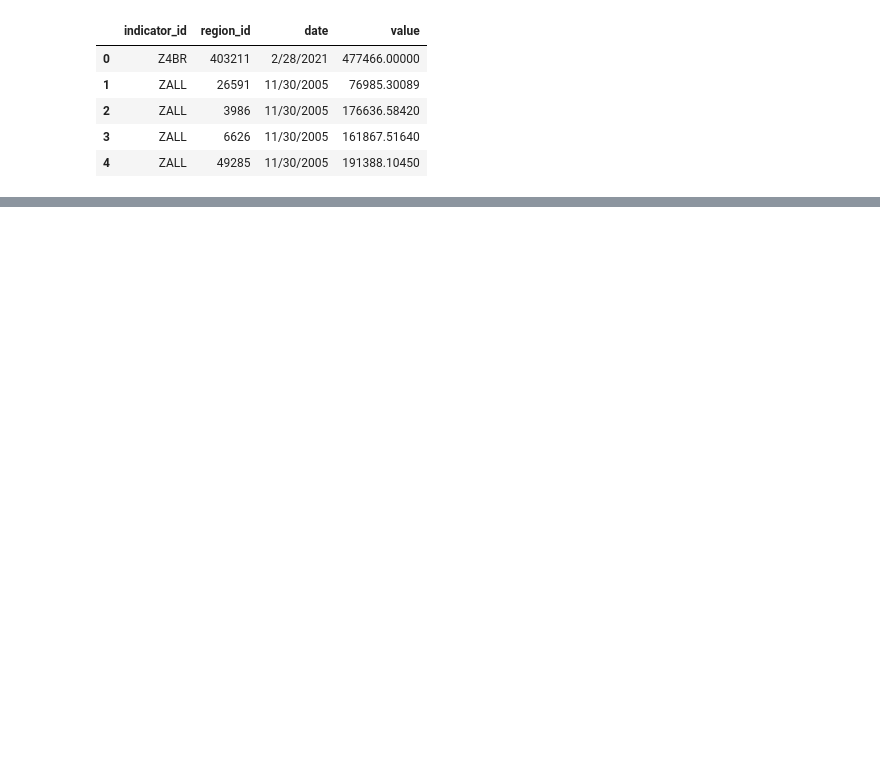
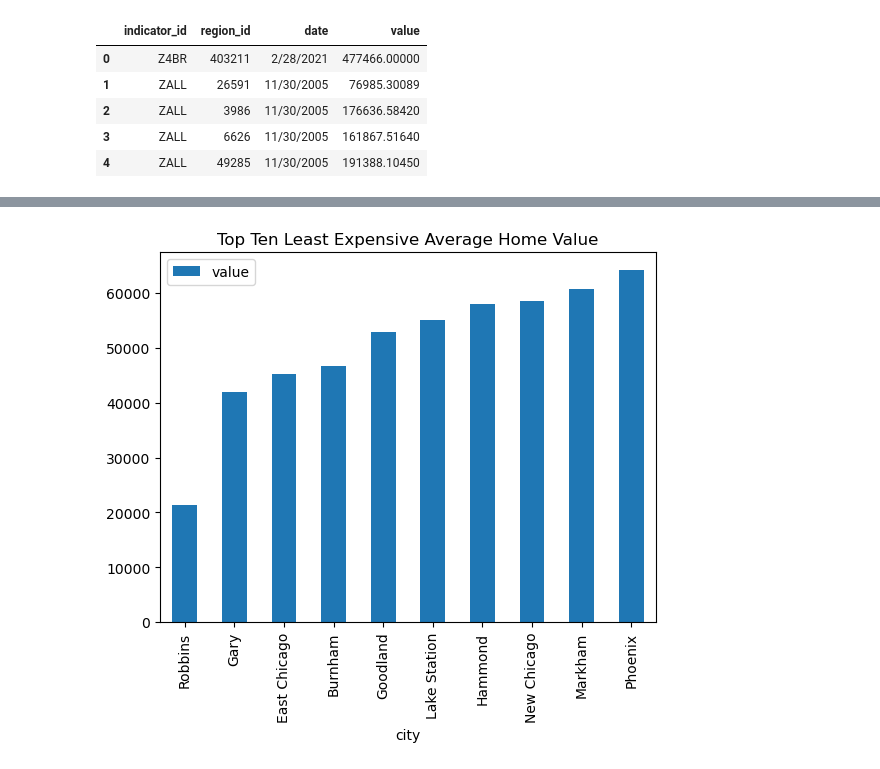
Before and after one commit to cailahanus/data-engineering-project, a Jupyter notebook: Project 3/data.ipynb, the cells around one changed output, grey strips where cells are left out. Cells and saved outputs as stored; diff of their text form; code cells hidden in the pictures; blank space fills up the shorter version.

```diff
--- a/Project 3/data.ipynb
+++ b/Project 3/data.ipynb
@@ -449,0 +534,4 @@ chicago_map
+# %%
+#find ten least expesnive chicago area cities
+ten_least_expensive = chicago_values.nsmallest(10, 'value')
+ten_least_expensive
@@ -449,0 +556,6 @@ chicago_map
+# %%
+#plot
+ten_least_expensive.plot(kind="bar", x="city", y="value", title="Top Ten Least Expensive Average Home Value")
+plt.show()
+# %% [output]
+[figure, added]
```
Also changed, not shown: parts of 17 cells of this notebook, 2 other files.
